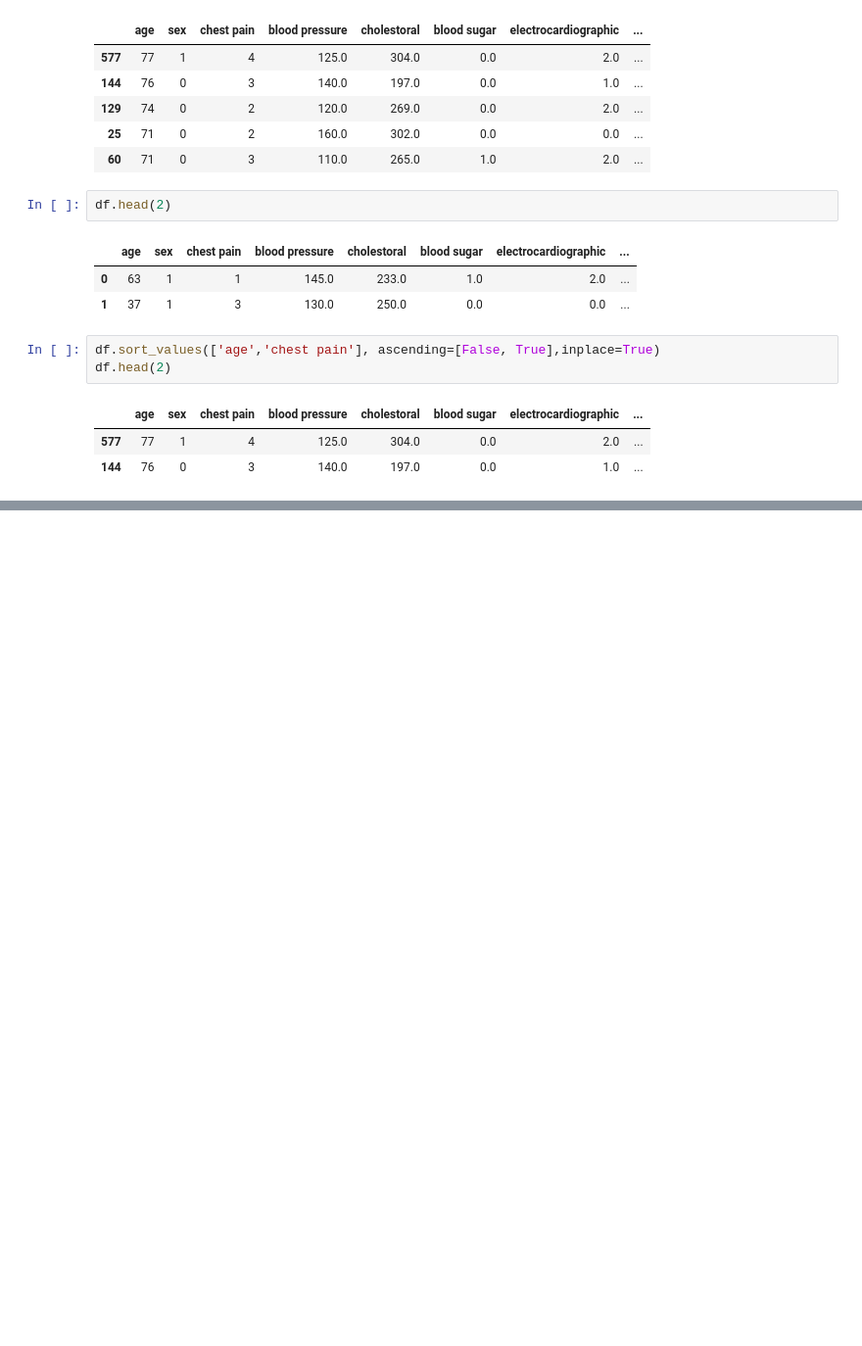
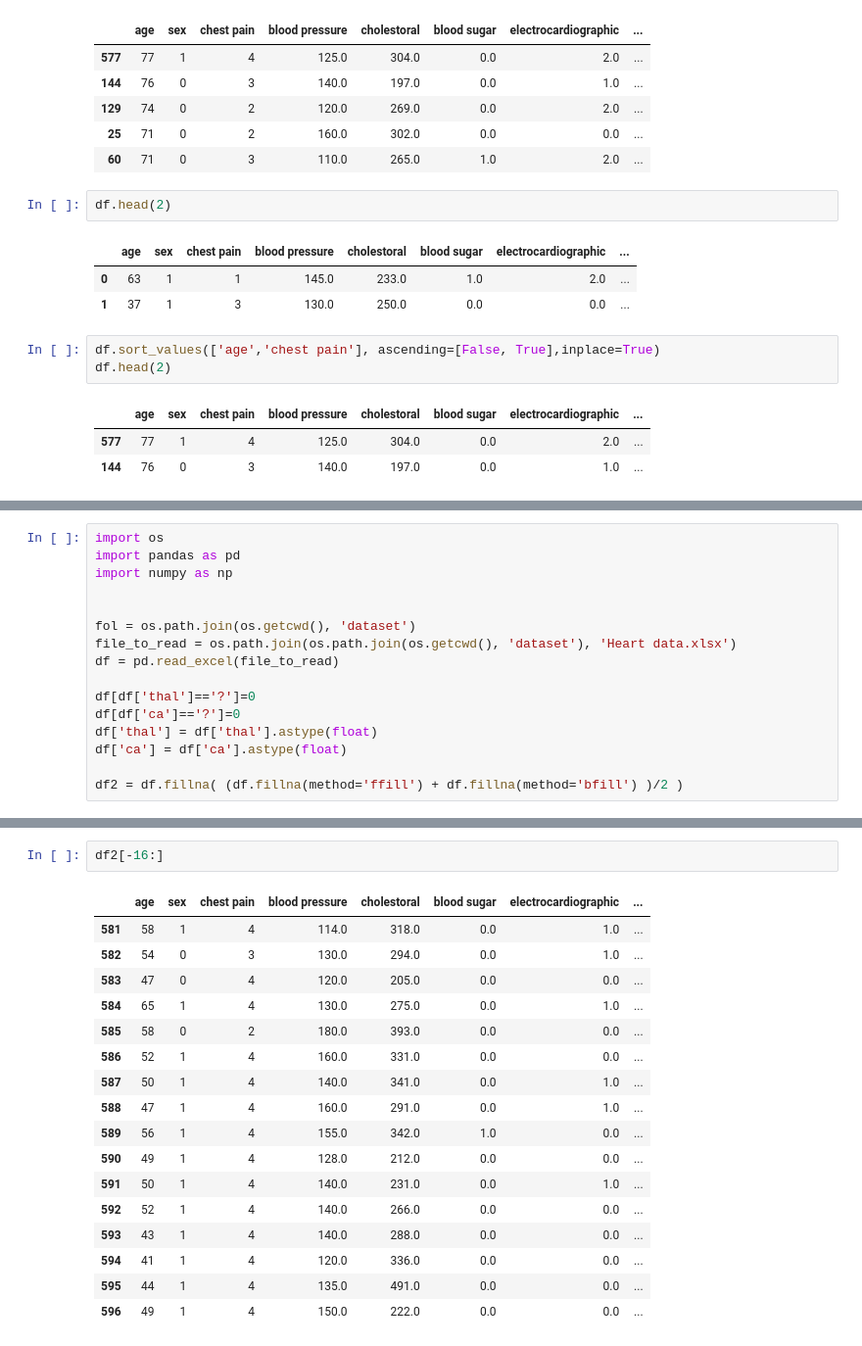
Before and after one commit to ErfanEbrahimiBazaz/python_basics_teachings, a Jupyter notebook: pandas dataframes.ipynb, the cells around one changed output, grey strips where cells are left out. Shown at 98% size. Cells and saved outputs as stored; diff of their text form; blank space fills up the shorter version.

Commit message:
data cleaning and handlin null values.

```diff
--- a/pandas dataframes.ipynb
+++ b/pandas dataframes.ipynb
@@ -181,0 +481,16 @@ df.head(2)
+# %%
+import os
+import pandas as pd
+import numpy as np
+
+
+fol = os.path.join(os.getcwd(), 'dataset')
+file_to_read = os.path.join(os.path.join(os.getcwd(), 'dataset'), 'Heart data.xlsx')
+df = pd.read_excel(file_to_read)
+
+df[df['thal']=='?']=0
+df[df['ca']=='?']=0
+df['thal'] = df['thal'].astype(float)
+df['ca'] = df['ca'].astype(float)
+
+df2 = df.fillna( (df.fillna(method='ffill') + df.fillna(method='bfill') )/2 )
@@ -181,0 +539,20 @@ df.head(2)
+# %%
+df2[-16:]
+# %% [output]
+|  | age | sex | chest pain | blood pressure | cholestoral | blood sugar | electrocardiographic | ... |
+| 581 | 58 | 1 | 4 | 114.0 | 318.0 | 0.0 | 1.0 | ... |
+| 582 | 54 | 0 | 3 | 130.0 | 294.0 | 0.0 | 1.0 | ... |
+| 583 | 47 | 0 | 4 | 120.0 | 205.0 | 0.0 | 0.0 | ... |
+| 584 | 65 | 1 | 4 | 130.0 | 275.0 | 0.0 | 1.0 | ... |
+| 585 | 58 | 0 | 2 | 180.0 | 393.0 | 0.0 | 0.0 | ... |
+| 586 | 52 | 1 | 4 | 160.0 | 331.0 | 0.0 | 0.0 | ... |
+| 587 | 50 | 1 | 4 | 140.0 | 341.0 | 0.0 | 1.0 | ... |
+| 588 | 47 | 1 | 4 | 160.0 | 291.0 | 0.0 | 1.0 | ... |
+| 589 | 56 | 1 | 4 | 155.0 | 342.0 | 1.0 | 0.0 | ... |
+| 590 | 49 | 1 | 4 | 128.0 | 212.0 | 0.0 | 0.0 | ... |
+| 591 | 50 | 1 | 4 | 140.0 | 231.0 | 0.0 | 1.0 | ... |
+| 592 | 52 | 1 | 4 | 140.0 | 266.0 | 0.0 | 0.0 | ... |
+| 593 | 43 | 1 | 4 | 140.0 | 288.0 | 0.0 | 0.0 | ... |
+| 594 | 41 | 1 | 4 | 120.0 | 336.0 | 0.0 | 0.0 | ... |
+| 595 | 44 | 1 | 4 | 135.0 | 491.0 | 0.0 | 0.0 | ... |
+| 596 | 49 | 1 | 4 | 150.0 | 222.0 | 0.0 | 0.0 | ... |
```
Also changed, not shown: parts of 52 cells of this notebook.
